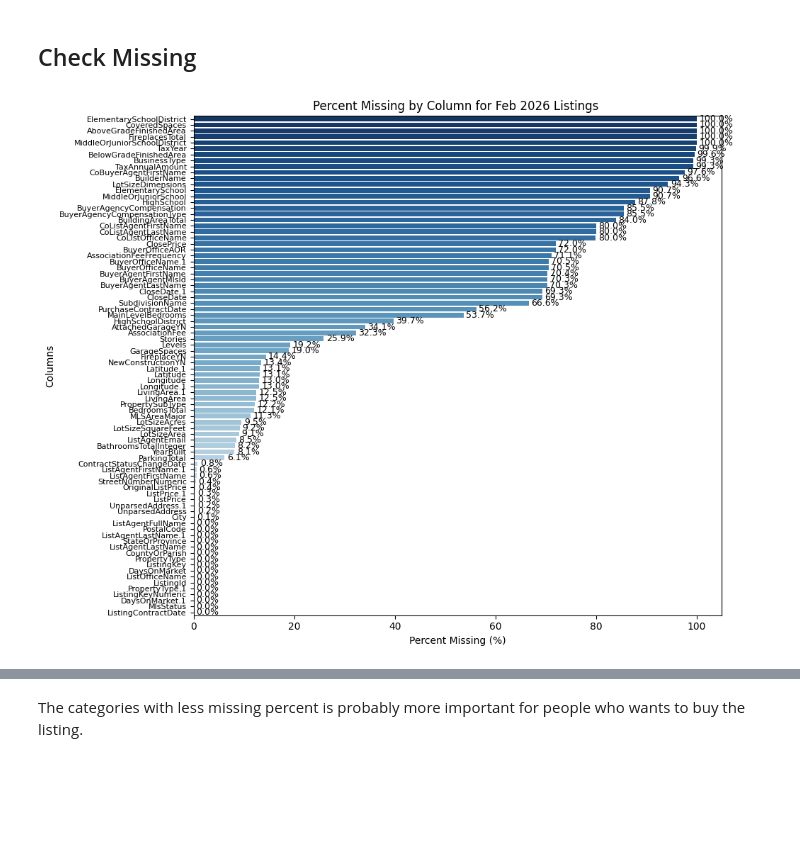
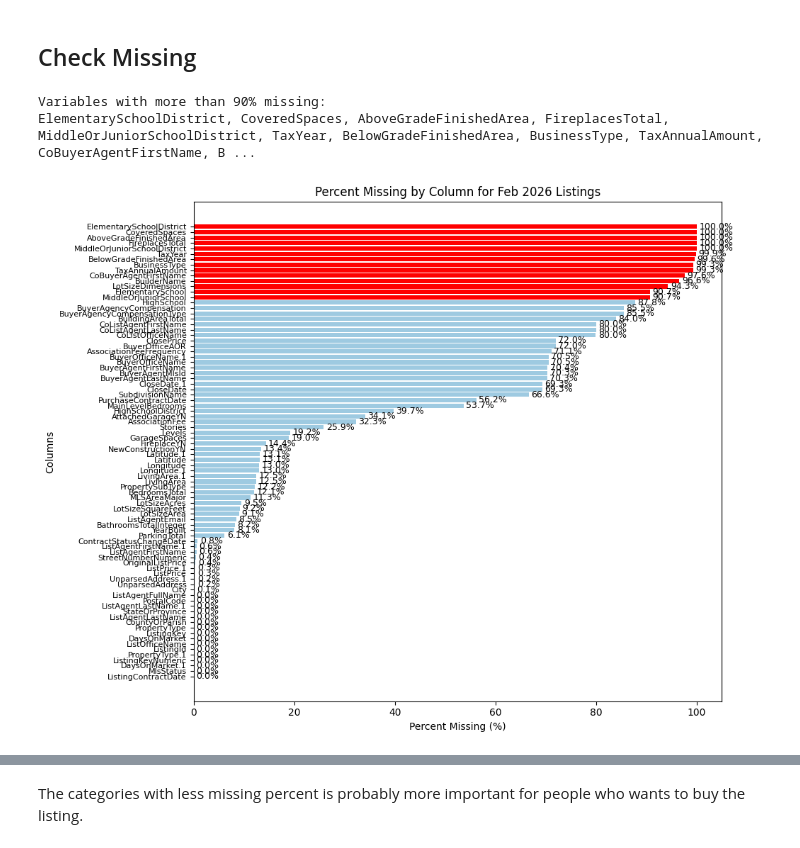
Before and after one commit to wanjing4/IDX_Exchange, a Jupyter notebook: EDA.ipynb, the cells around one changed output, grey strips where cells are left out. Cells and saved outputs as stored; diff of their text form; code cells hidden in the pictures; blank space fills up the shorter version.

Commit message:
missing value analysis complete

```diff
--- a/EDA.ipynb
+++ b/EDA.ipynb
@@ -98,20 +98,40 @@ missing_pct = df_listing.isnull().sum() / df_listing.shape[0] *100
 missing_df = missing_pct.reset_index()
 missing_df.columns = ["column", "percent_missing"]
 missing_df = missing_df.sort_values("percent_missing", ascending=False) # sort from high to low
-# plot
-plt.figure(figsize=(10, 8))
-ax = sns.barplot(data=missing_df, y="column", x="percent_missing", hue = "column", palette = "Blues_r")
 
-# add text labels
-for i, v in enumerate(missing_df["percent_missing"]):
-    ax.text(v + 0.5, i, f"{v:.1f}%", va="center", fontsize=9)
+# mark columns with >90% missing
+missing_df["high_missing"]= missing_df["percent_missing"]>90
 
-plt.xlabel("Percent Missing (%)")
-plt.ylabel("Columns")
-plt.title("Percent Missing by Column for Feb 2026 Listings ")
-plt.yticks(fontsize=8)
-plt.tight_layout()
-plt.show()
+# get list of columns with >90% missing
+high_missing_cols = missing_df.loc[missing_df["high_missing"], "column"].tolist()
+
+# print as string output
+high_missing_str = ", ".join(high_missing_cols)
+print("Variables with more than 90% missing:")
+print(high_missing_str)
+
+# define colors: red if >90%, otherwise blue
+colors = ["red" if flag else "#9ecae1" for flag in missing_df["high_missing"]]
 # %% [output]
-[figure, removed]
+Variables with more than 90% missing:
+ElementarySchoolDistrict, CoveredSpaces, AboveGradeFinishedArea, FireplacesTotal, MiddleOrJuniorSchoolDistrict, TaxYear, BelowGradeFinishedArea, BusinessType, TaxAnnualAmount, CoBuyerAgentFirstName, B ...
+# %%
+
+# plot
+plt.figure(figsize=(10, 8))
+ax = plt.barh(missing_df["column"], missing_df["percent_missing"], color=colors)
+
+# add text labels
+for i, v in enumerate(missing_df["percent_missing"]):
+    plt.text(v + 0.5, i, f"{v:.1f}%", va="center", fontsize=9)
+
+plt.xlabel("Percent Missing (%)")
+plt.ylabel("Columns")
+plt.title("Percent Missing by Column for Feb 2026 Listings")
+plt.yticks(fontsize=8)
+plt.gca().invert_yaxis()   # keep highest missing at top
+plt.tight_layout()
+plt.show()
+# %% [output]
+[figure, added]
 # %%
```
Also changed, not shown: parts of 7 cells of this notebook.
